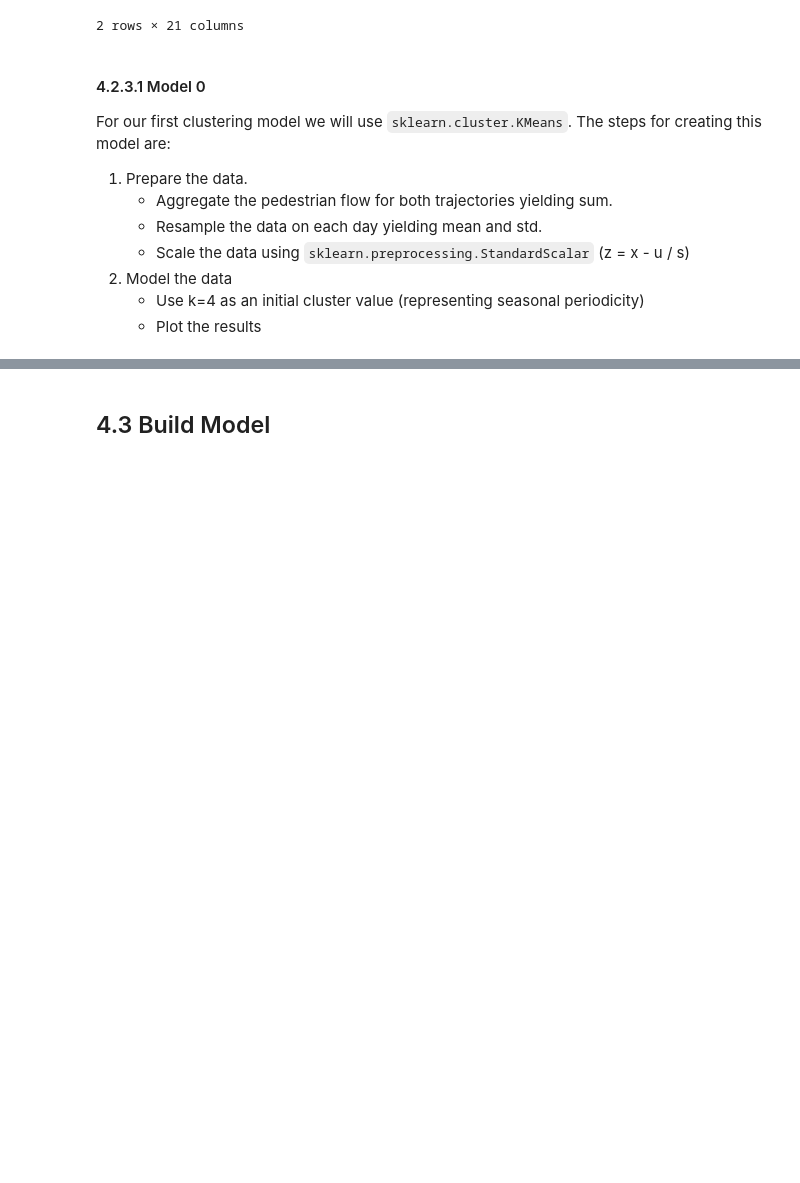
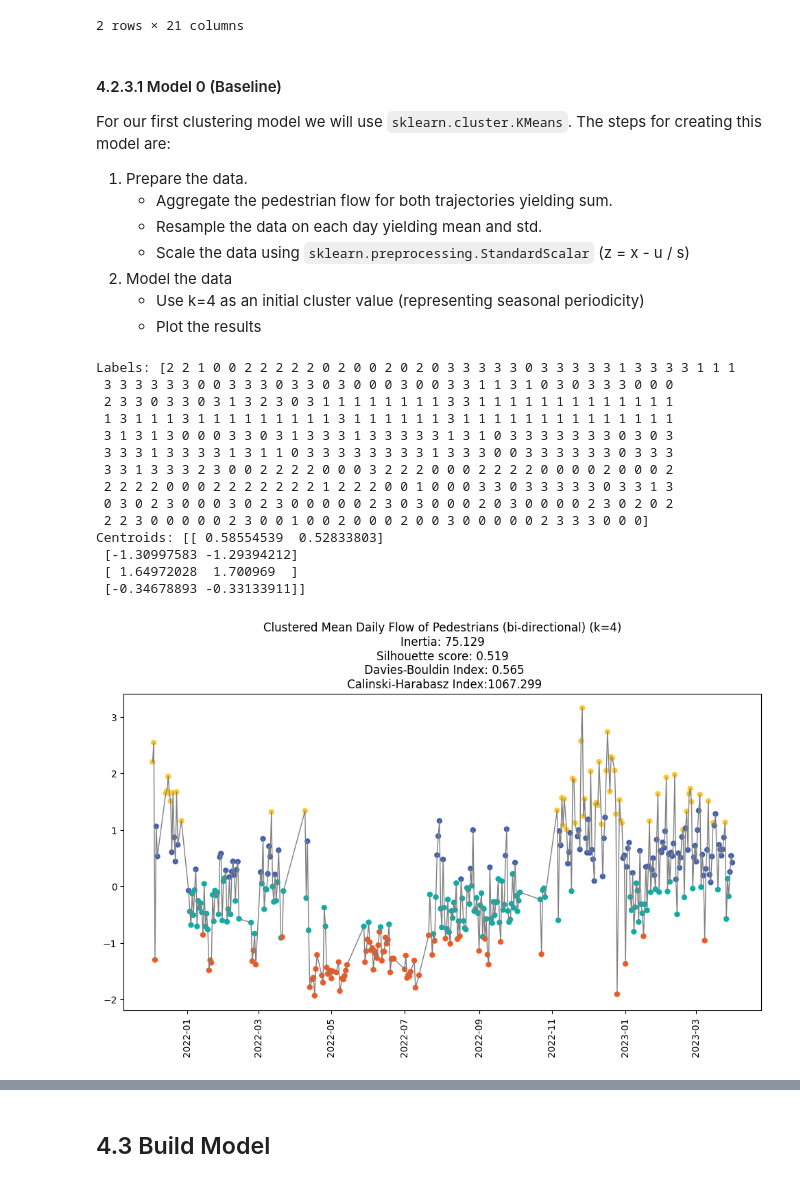
Before and after one commit to carrowmw/mres-project, a Jupyter notebook: analysis_files/4_Modelling.ipynb, the cells around one changed output, grey strips where cells are left out. Drawn from its saved outputs; the diff is of its cells as text; code cells hidden in the pictures; blank space fills up the shorter version.

```diff
--- a/analysis_files/4_Modelling.ipynb
+++ b/analysis_files/4_Modelling.ipynb
@@ -159,7 +159,7 @@ west_complete_days_df.head(2)
 | 299 | 2021-12-03 | 11 | person | southwest_to_northwest | NclNorthumberlandStSavilleRowWest | flow | 2021-12 | 2021-12-03 | 00:00:00 | ... |
 2 rows × 21 columns
 # %% [markdown]
-#### 4.2.3.1 Model 0
+#### 4.2.3.1 Model 0 (Baseline)
 
 For our first clustering model we will use `sklearn.cluster.KMeans`. The steps for creating this model are:
 1. Prepare the data.
@@ -175,0 +175,44 @@ X, X_index, X_columns = aggregate_and_preprocess_daily_data(west_complete_days_d
+# %%
+N_CLUSTERS = 4
+
+X, X_index, X_columns = aggregate_and_preprocess_daily_data(west_complete_days_df)
+
+kmeans = KMeans(n_clusters=N_CLUSTERS)
+kmeans.fit(X)
+
+labels = kmeans.predict(X)
+centroids = kmeans.cluster_centers_
+
+print(f"Labels: {labels}"), print(f"Centroids: {centroids}")
+
+from matplotlib.colors import ListedColormap
+
+# convert labels to colors using the colormap
+cmap = ListedColormap(custom_palette[:N_CLUSTERS])
+label_colors = cmap(labels)
+centroid_colors = cmap(centroids[1])
+
+# create the scatter plot
+plt.figure(figsize=(12,6))
+# plt.scatter(centroids[0], centroids[1], c=centroid_colors)
+plt.plot(X_index, X[:,0], c='gray', linewidth=1)
+plt.scatter(X_index, X[:,0], c=label_colors, s=25)
+plt.xticks(rotation=90)
+plt.title(f"Clustered Mean Daily Flow of Pedestrians (bi-directional) (k=4)\nInertia: {kmeans.inertia_:.3f}\nSilhouette score: {silhouette_score(X, labels):.3f}\n Davies-Bouldin Index: {davies_bouldin_score(X, labels):.3f}\n Calinski-Harabasz Index:{calinski_harabasz_score(X, labels):.3f}")
+plt.show()
+# %% [output]
+Labels: [2 2 1 0 0 2 2 2 2 2 0 2 0 0 2 0 2 0 3 3 3 3 3 0 3 3 3 3 3 1 3 3 3 3 1 1 1
+ 3 3 3 3 3 3 0 0 3 3 3 0 3 3 0 3 0 0 0 3 0 0 3 3 1 1 3 1 0 3 0 3 3 3 0 0 0
+ 2 3 3 0 3 3 0 3 1 3 2 3 0 3 1 1 1 1 1 1 1 1 3 3 1 1 1 1 1 1 1 1 1 1 1 1 1
+ 1 3 1 1 1 3 1 1 1 1 1 1 1 1 1 3 1 1 1 1 1 1 3 1 1 1 1 1 1 1 1 1 1 1 1 1 1
+ 3 1 3 1 3 0 0 0 3 3 0 3 1 3 3 3 1 3 3 3 3 3 1 3 1 0 3 3 3 3 3 3 3 0 3 0 3
+ 3 3 3 1 3 3 3 3 1 3 1 1 0 3 3 3 3 3 3 3 3 1 3 3 3 0 0 3 3 3 3 3 3 0 3 3 3
+ 3 3 1 3 3 3 2 3 0 0 2 2 2 2 0 0 0 3 2 2 2 0 0 0 2 2 2 2 0 0 0 0 2 0 0 0 2
+ 2 2 2 2 0 0 0 2 2 2 2 2 2 2 1 2 2 2 0 0 1 0 0 0 3 3 0 3 3 3 3 3 0 3 3 1 3
+ 0 3 0 2 3 0 0 0 3 0 2 3 0 0 0 0 0 2 3 0 3 0 0 0 2 0 3 0 0 0 0 2 3 0 2 0 2
+ 2 2 3 0 0 0 0 0 2 3 0 0 1 0 0 2 0 0 0 2 0 0 3 0 0 0 0 0 2 3 3 3 0 0 0]
+Centroids: [[ 0.58554539  0.52833803]
+ [-1.30997583 -1.29394212]
+ [ 1.64972028  1.700969  ]
+ [-0.34678893 -0.33133911]]
+[figure, added]
```
Also changed, not shown: parts of 11 cells of this notebook, 31 other files.
